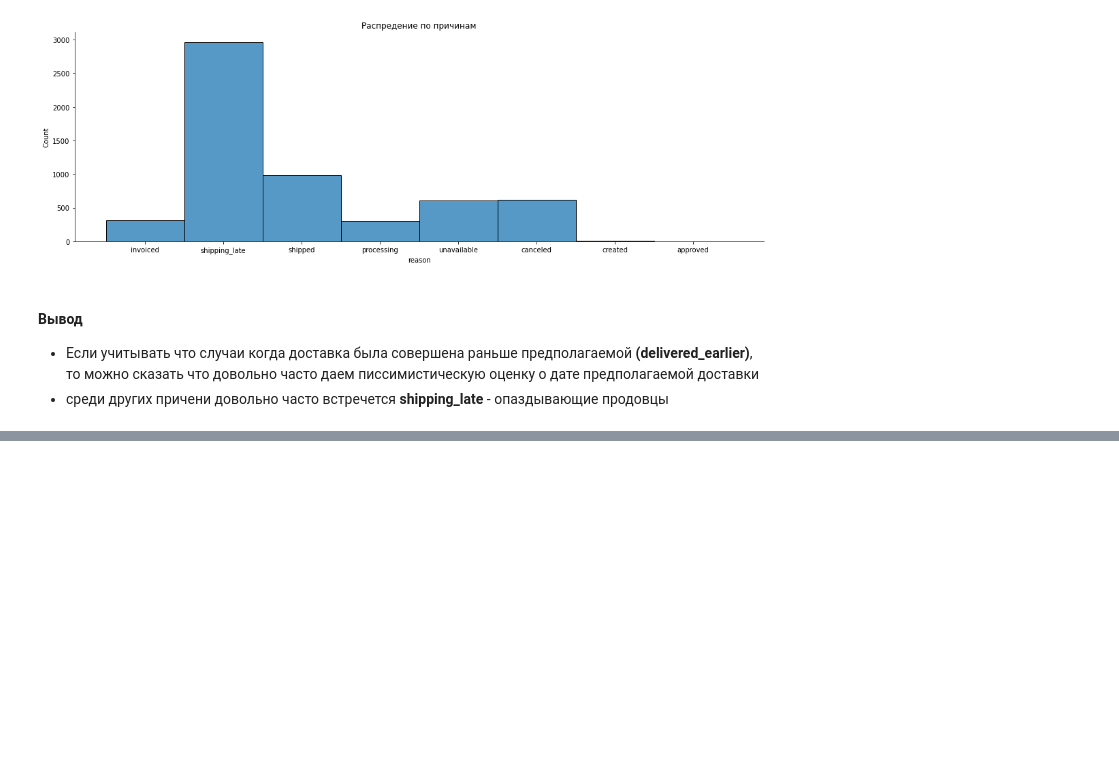
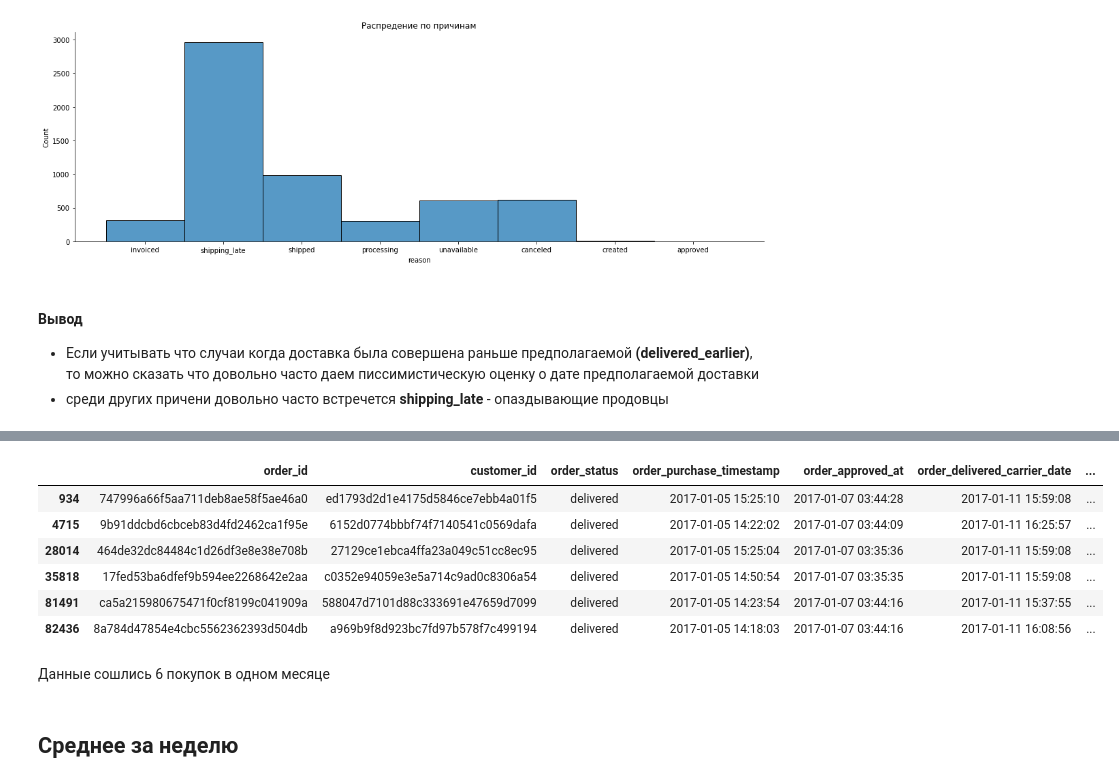
Before and after one commit to PavelSyr/da_karpov.cources_first.project, a Jupyter notebook: pavel_syrnev_15.04_p-syrnev/variant1/e-commerce.ipynb, the cells around one changed output, grey strips where cells are left out. Drawn from its saved outputs; the diff is of its cells as text; code cells hidden in the pictures; blank space fills up the shorter version.

```diff
--- a/pavel_syrnev_15.04_p-syrnev/variant1/e-commerce.ipynb
+++ b/pavel_syrnev_15.04_p-syrnev/variant1/e-commerce.ipynb
@@ -482,0 +498,4 @@ question2(df_o, reasons)
+# %%
+# из описания данных поле order_approved_at это время подтверждения опраты
+# создаем колонку с меткой что оплата была получена
+df_orders['paided'] = ~df_orders.order_approved_at.isna()
@@ -482,0 +537,15 @@ question2(df_o, reasons)
+# %%
+customers = df_customers.query('customer_unique_id == "12f5d6e1cbf93dafd9dcc19095df0b3d"').customer_id.to_list()
+df_orders.query('customer_id in @customers')
+# %% [output]
+|  | order_id | customer_id | order_status | order_purchase_timestamp | order_approved_at | order_delivered_carrier_date | ... |
+| 934 | 747996a66f5aa711deb8ae58f5ae46a0 | ed1793d2d1e4175d5846ce7ebb4a01f5 | delivered | 2017-01-05 15:25:10 | 2017-01-07 03:44:28 | 2017-01-11 15:59:08 | ... |
+| 4715 | 9b91ddcbd6cbceb83d4fd2462ca1f95e | 6152d0774bbbf74f7140541c0569dafa | delivered | 2017-01-05 14:22:02 | 2017-01-07 03:44:09 | 2017-01-11 16:25:57 | ... |
+| 28014 | 464de32dc84484c1d26df3e8e38e708b | 27129ce1ebca4ffa23a049c51cc8ec95 | delivered | 2017-01-05 15:25:04 | 2017-01-07 03:35:36 | 2017-01-11 15:59:08 | ... |
+| 35818 | 17fed53ba6dfef9b594ee2268642e2aa | c0352e94059e3e5a714c9ad0c8306a54 | delivered | 2017-01-05 14:50:54 | 2017-01-07 03:35:35 | 2017-01-11 15:59:08 | ... |
+| 81491 | ca5a215980675471f0cf8199c041909a | 588047d7101d88c333691e47659d7099 | delivered | 2017-01-05 14:23:54 | 2017-01-07 03:44:16 | 2017-01-11 15:37:55 | ... |
+| 82436 | 8a784d47854e4cbc5562362393d504db | a969b9f8d923bc7fd97b578f7c499194 | delivered | 2017-01-05 14:18:03 | 2017-01-07 03:44:16 | 2017-01-11 16:08:56 | ... |
+# %% [markdown]
+Данные сошлись 6 покупок в одном месяце
+# %% [markdown]
+## Cреднее за неделю
```
Also changed, not shown: parts of 15 cells of this notebook.
